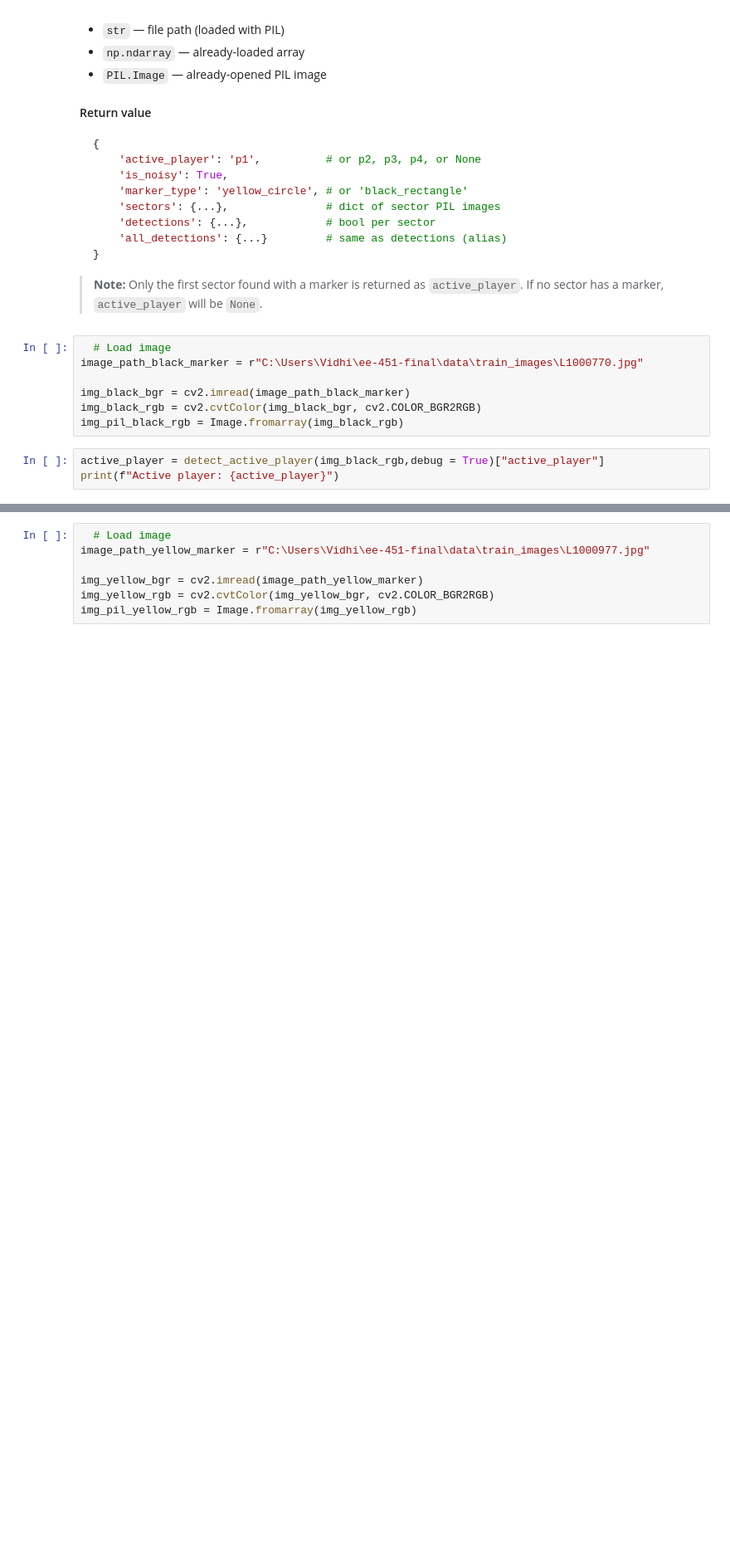
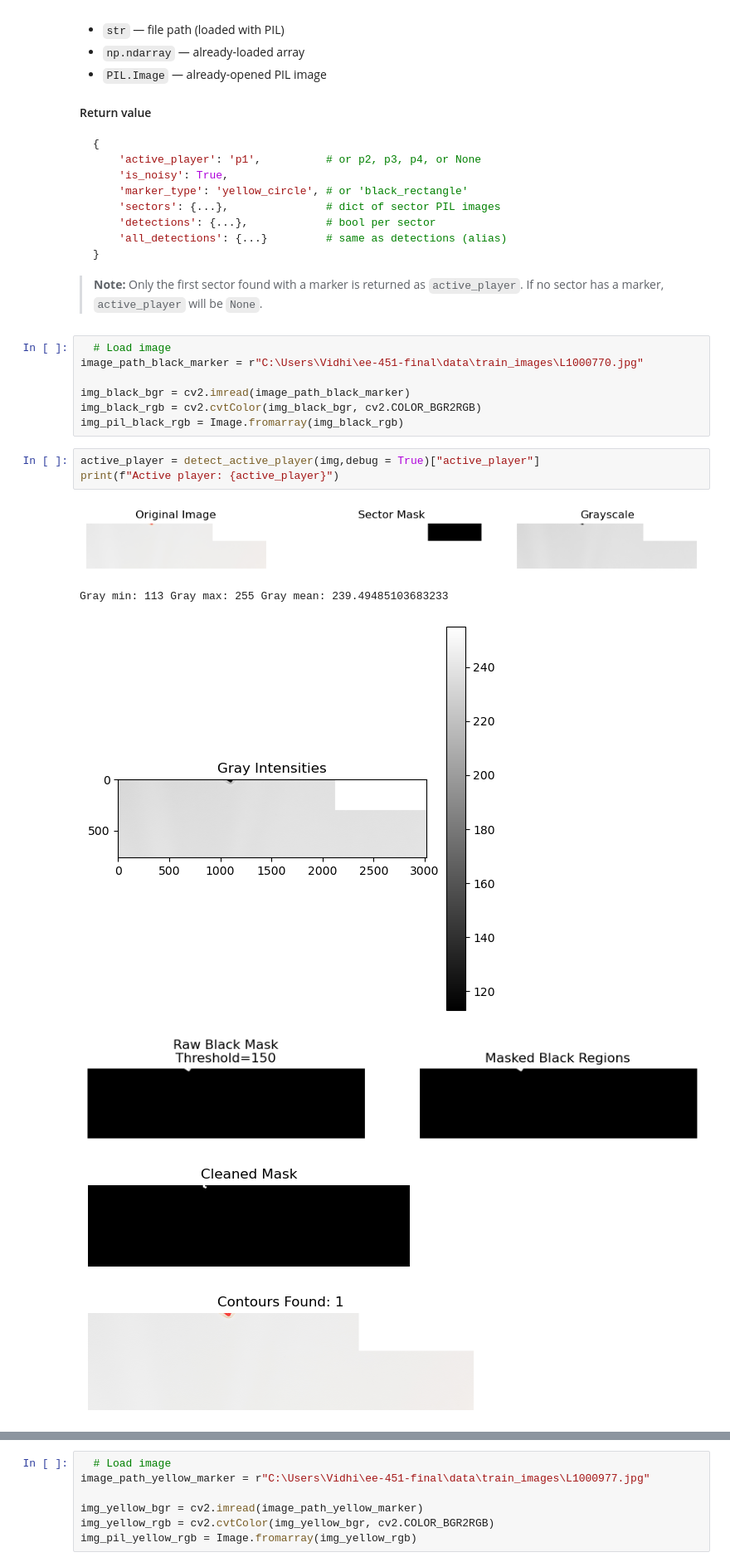
Before and after one commit to philipp-fvef/ee-451-final, a Jupyter notebook: Final_Report.ipynb, the cells around one changed output, grey strips where cells are left out. Shown at 83% size. Saved outputs shown, nothing was run; the diff lists cells and outputs as text; blank space fills up the shorter version.

```diff
--- a/Final_Report.ipynb
+++ b/Final_Report.ipynb
@@ -305,5 +320,12 @@ img_black_bgr = cv2.imread(image_path_black_marker)
 img_black_rgb = cv2.cvtColor(img_black_bgr, cv2.COLOR_BGR2RGB)
 img_pil_black_rgb = Image.fromarray(img_black_rgb)
 # %%
-active_player = detect_active_player(img_black_rgb,debug = True)["active_player"]
+active_player = detect_active_player(img,debug = True)["active_player"]
 print(f"Active player: {active_player}")
+# %% [output]
+[figure, added]
+Gray min: 113 Gray max: 255 Gray mean: 239.49485103683233
+[figure, added]
+[figure, added]
+[figure, added]
+[figure, added]
```
Also changed, not shown: parts of 7 cells of this notebook.
